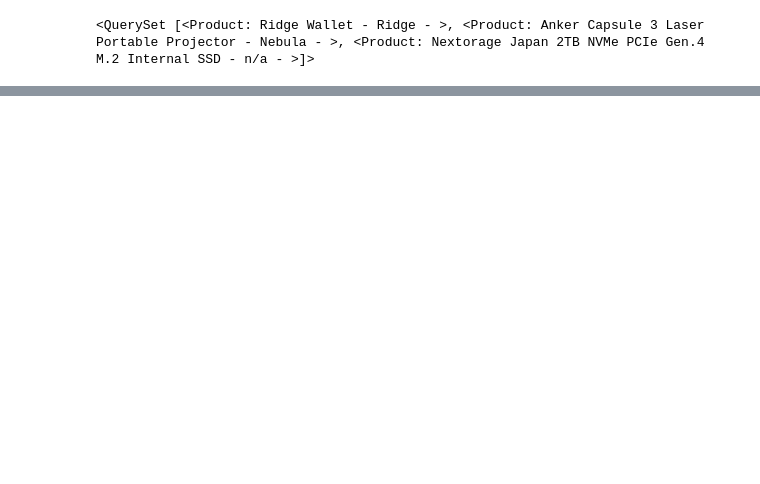
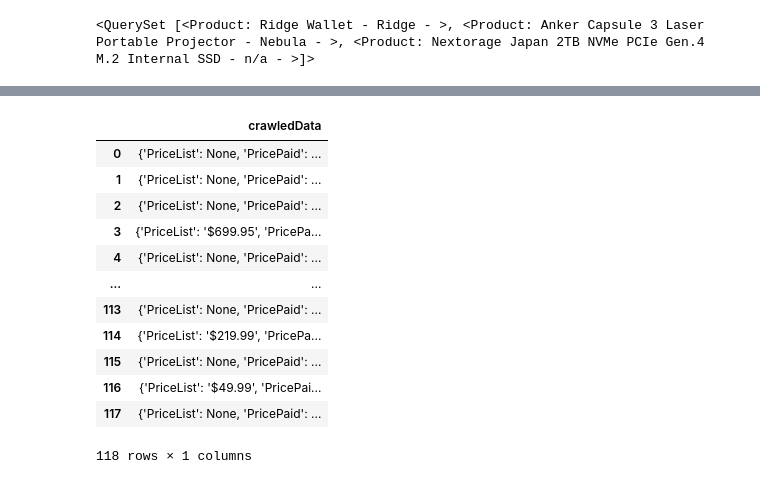
Before and after one commit to ddeisadze/Honey-Coupon-Clone, a Jupyter notebook: backend/structureMongoData.ipynb, the cells around one changed output, grey strips where cells are left out. Saved outputs shown, nothing was run; the diff lists cells and outputs as text; code cells hidden in the pictures; blank space fills up the shorter version.

```diff
--- a/backend/structureMongoData.ipynb
+++ b/backend/structureMongoData.ipynb
@@ -60,0 +144,17 @@ for field in list(search):
+# %%
+id_title_df = pd.DataFrame(df['crawledData'].apply(lambda x: {'PriceList': x['PriceList'], 'PricePaid': x['PricePaid'],}))
+id_title_df
+# %% [output]
+|  | crawledData |
+| 0 | {'PriceList': None, 'PricePaid': ... |
+| 1 | {'PriceList': None, 'PricePaid': ... |
+| 2 | {'PriceList': None, 'PricePaid': ... |
+| 3 | {'PriceList': '$699.95', 'PricePa... |
+| 4 | {'PriceList': None, 'PricePaid': ... |
+| ... | ... |
+| 113 | {'PriceList': None, 'PricePaid': ... |
+| 114 | {'PriceList': '$219.99', 'PricePa... |
+| 115 | {'PriceList': None, 'PricePaid': ... |
+| 116 | {'PriceList': '$49.99', 'PricePai... |
+| 117 | {'PriceList': None, 'PricePaid': ... |
+118 rows × 1 columns
```
Also changed, not shown: parts of 10 cells of this notebook, 5 other files.
